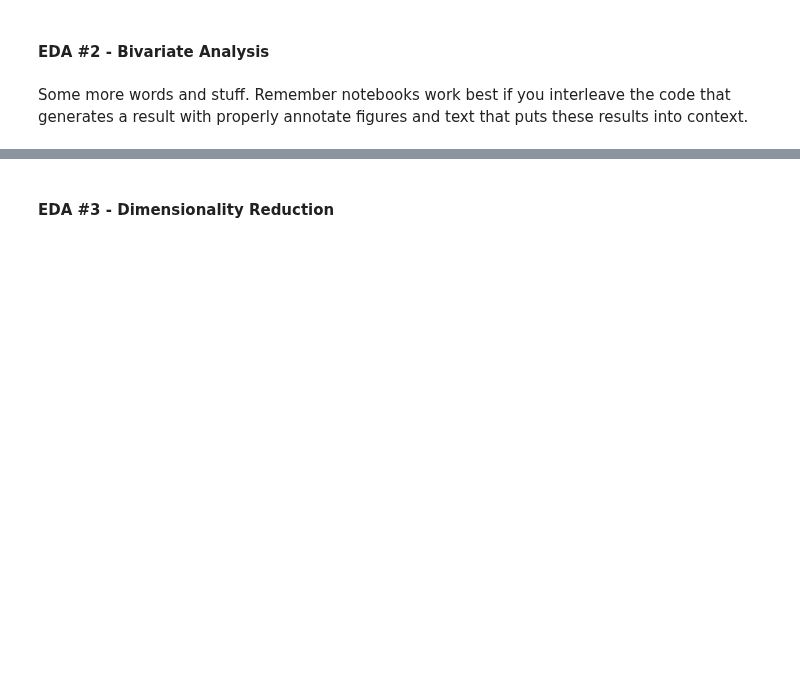
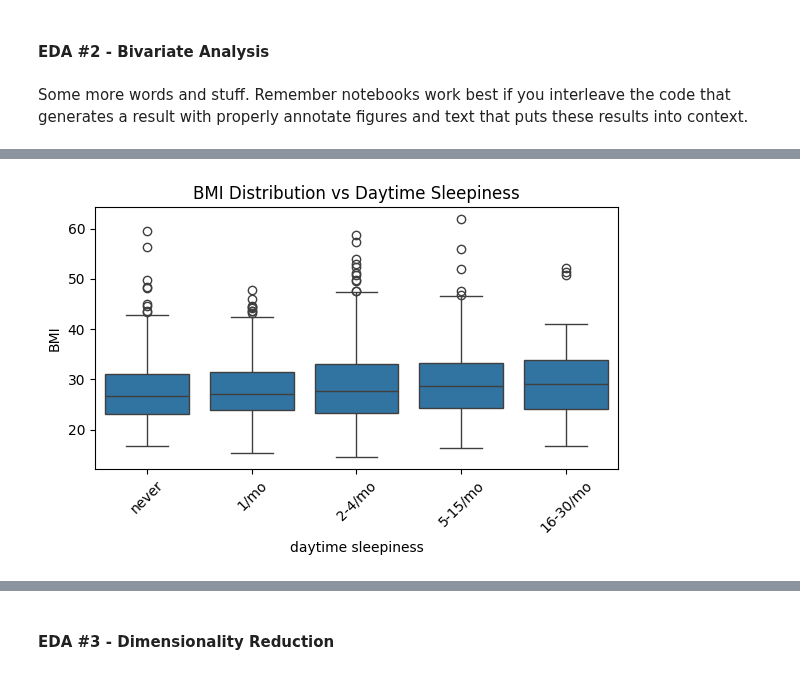
Before and after one commit to COGS108/Group092_WI26, a Jupyter notebook: 02-EDACheckpoint.ipynb, the cells around one changed output, grey strips where cells are left out. Cells and saved outputs as stored; diff of their text form; code cells hidden in the pictures; blank space fills up the shorter version.

```diff
--- a/02-EDACheckpoint.ipynb
+++ b/02-EDACheckpoint.ipynb
@@ -392,0 +410,10 @@ Some more words and stuff.  Remember notebooks work best if you interleave the c
+# %%
+# BMI x Daytime Sleepiness
+plt.figure(figsize=(6,4))
+sns.boxplot(data=df,x='daytime sleepiness',y='BMI')
+plt.xticks(rotation=45)
+plt.title('BMI Distribution vs Daytime Sleepiness')
+plt.tight_layout()
+plt.show()
+# %% [output]
+[figure, added]
```
Also changed, not shown: parts of 14 cells of this notebook.
